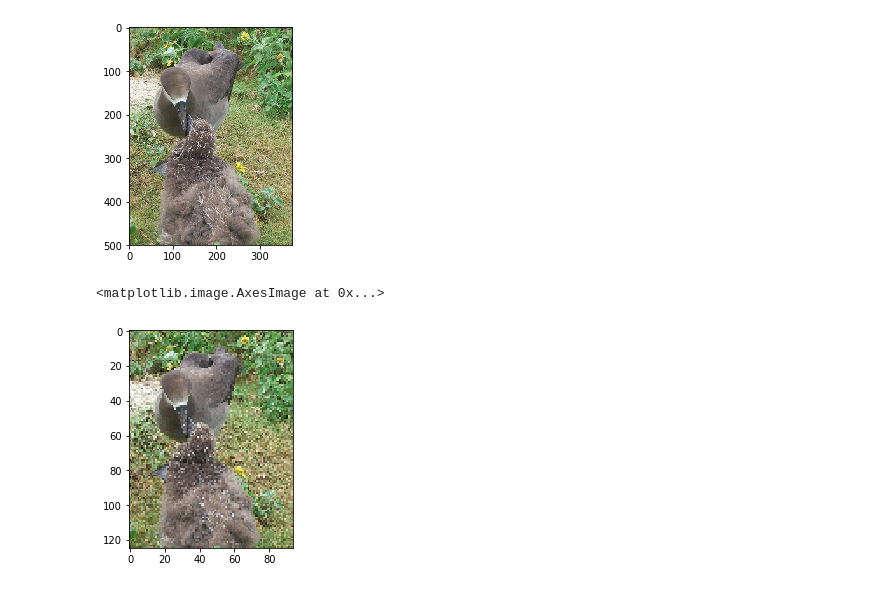
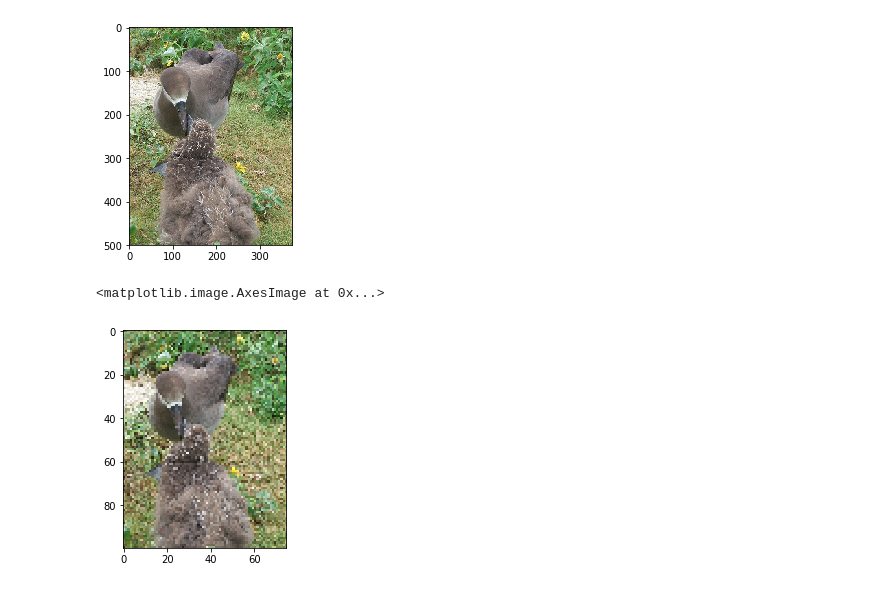
Before and after one commit to briantimar/birdgan, a Jupyter notebook: data-tasting.ipynb, the cells around one changed output. Saved outputs shown, nothing was run; the diff lists cells and outputs as text; code cells hidden in the pictures.

```diff
--- a/data-tasting.ipynb
+++ b/data-tasting.ipynb
@@ -26,5 +26,7 @@ im_dw = im[::4, ::4,...]
+# %%
+im_ds = downsample(im)
 # %%
-plt.imshow(im_dw)
+plt.imshow(im_ds)
 # %% [output]
 <matplotlib.image.AxesImage at 0x...>
-[figure, old version]
+[figure, new version]
```
Also changed, not shown: parts of 4 cells of this notebook, 2 other files.
